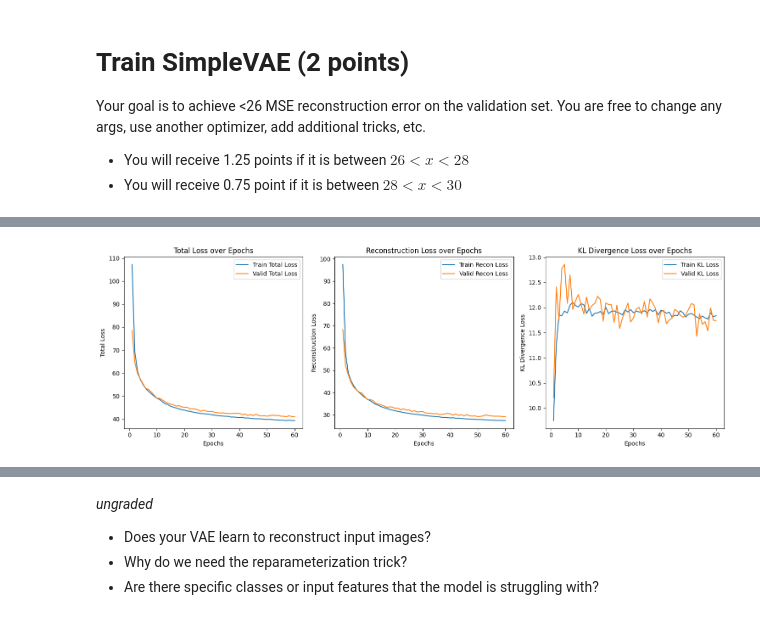
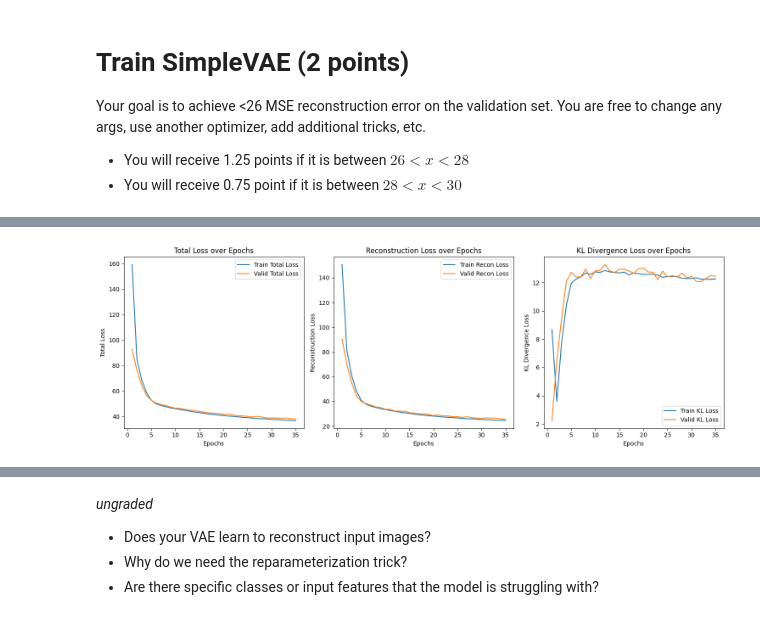
Before and after one commit to AfraAd/CSC413-Homeworks, a Jupyter notebook: Fall25_Hw11_VAE.ipynb, the cells around one changed output, grey strips where cells are left out. Drawn from its saved outputs; the diff is of its cells as text; code cells hidden in the pictures.

```diff
--- a/Fall25_Hw11_VAE.ipynb
+++ b/Fall25_Hw11_VAE.ipynb
@@ -305,6 +305,7 @@ class SimpleVAE(BaseVAE):
         self.decoder_1 = nn.Linear(latent_dim, hidden_dim)
         self.act2 = nn.LeakyReLU()
         self.decoder_2 = nn.Linear(hidden_dim, input_dim)
+        self.act3 = nn.Sigmoid()
         #########################################################################
 
     def encode(self, x: torch.Tensor) -> Tuple[torch.Tensor, torch.Tensor]:
@@ -329,6 +330,7 @@ class SimpleVAE(BaseVAE):
         h = self.decoder_1(z)
         h = self.act2(h)
         x_recon = self.decoder_2(h)
+        x_recon = self.act3(x_recon)
         #########################################################################
         return x_recon
 
@@ -525,11 +527,11 @@ Your goal is to achieve <26 MSE reconstruction error on the validation set. You
 # %%
 ## TODO: Optimize args
 args = {
-    "hidden_dim": 256,
+    "hidden_dim": 384,
     "latent_dim": 32,
     "lr": 5e-4,
     "batch_size": 32,
-    "num_epochs": 60,
+    "num_epochs": 35,
     "gradient_clip_val": 1.0,
     "beta": 0.9,
 }
@@ -579,4 +581,4 @@ Epoch 60 train loss: 39.29046,   train recon loss: 27.45246, train kl loss: 11.8
-[figure, old version]
+[figure, new version]
 # %%
 # if you are happy with the trained model, save it
 if __name__ == "__main__":
```
Also changed, not shown: parts of 8 cells of this notebook.
